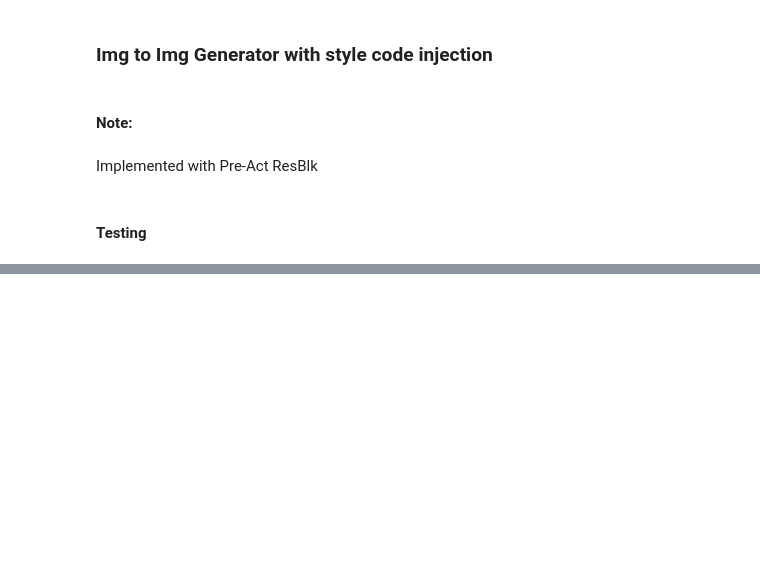
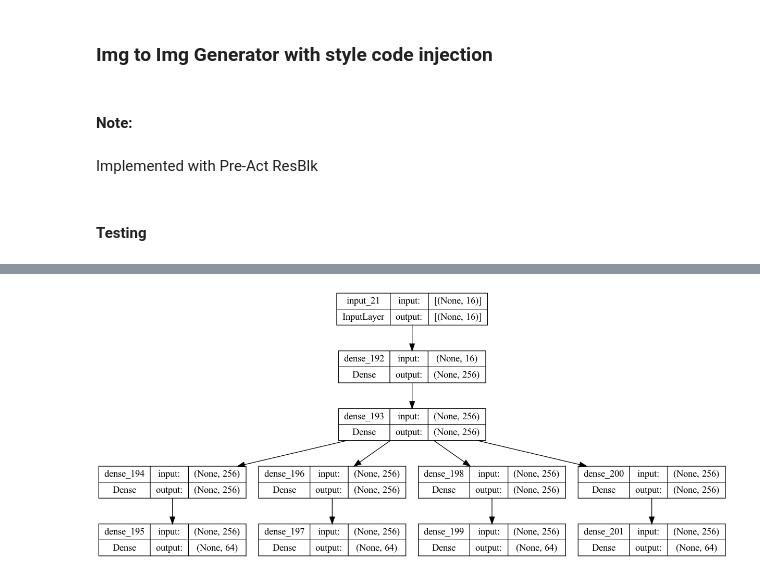
Before and after one commit to tlaw009/GAN-devel, a Jupyter notebook: StarGAN-v2.ipynb, the cells around one changed output, grey strips where cells are left out. Drawn from its saved outputs; the diff is of its cells as text; code cells hidden in the pictures; blank space fills up the shorter version.

```diff
--- a/StarGAN-v2.ipynb
+++ b/StarGAN-v2.ipynb
@@ -172,0 +257,27 @@ _________________________________________________________________
+# %%
+class Mapper(Model):
+
+    def __init__(self, num_domains, sc_dims):
+        super().__init__()
+        self.sl1 = layers.Dense(256, activation="relu")
+        self.sl2 = layers.Dense(256, activation="relu")
+        self.domain_layers = []
+        for i in range(num_domains):
+            self.domain_layers.append([layers.Dense(256, activation="relu"),
+                                       layers.Dense(sc_dims, activation="relu")])
+
+    def call(self, latent_code):
+
+        x = self.sl1(latent_code)
+
+        x = self.sl2(x)
+
+        xs = []
+        for dl in self.domain_layers:
+            xs.append(dl[1](dl[0](x)))
+
+        return xs
+
+    def build_graph(self):
+        x = layers.Input(shape=(16,))
+        return Model(inputs=x, outputs=self.call(x))
@@ -172,0 +286,2 @@ _________________________________________________________________
+# %%
+mapper1 = Mapper(4, 64)
@@ -172,0 +309,4 @@ _________________________________________________________________
+# %%
+tf.keras.utils.plot_model(mapper1.build_graph(), show_shapes=True)
+# %% [output]
+[figure, added]
```
Also changed, not shown: parts of 12 cells of this notebook, 1 other file.
